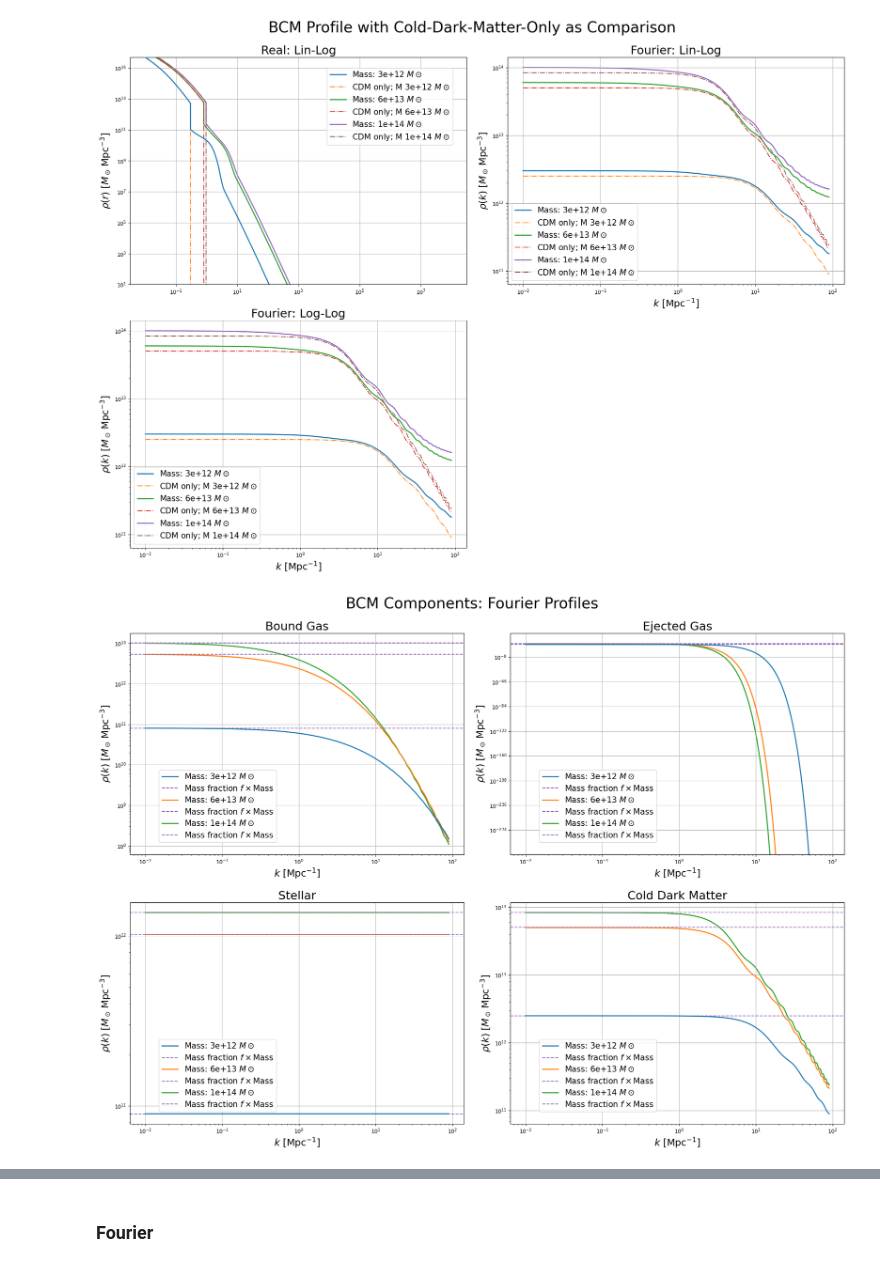
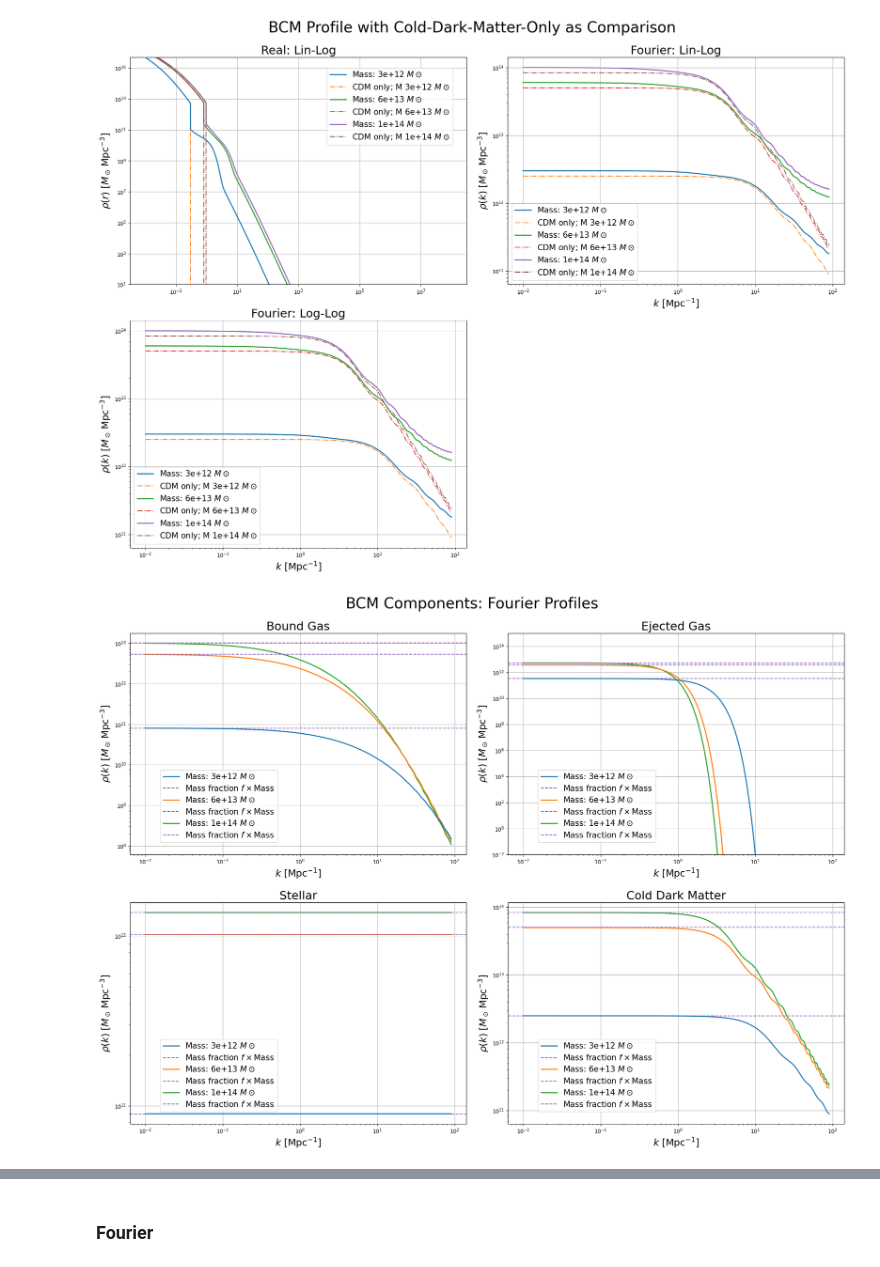
Before and after one commit to Catherine-Lambe/Oxford-Internship-Practices, a Jupyter notebook: symposium presentation/Symposium plots.ipynb, the cells around one changed output, grey strips where cells are left out. Cells and saved outputs as stored; diff of their text form; code cells hidden in the pictures.

```diff
--- a/symposium presentation/Symposium plots.ipynb
+++ b/symposium presentation/Symposium plots.ipynb
@@ -375,37 +375,38 @@ for j, prof in enumerate(bcm_ej_fourier):
     ax[0,1].set_xscale('log')
     ax[0,1].set_yscale('log')
     ax[0,1].grid(True)
+    ax[0,1].set_ylim(1E-2, 1E15)
     ax[0,1].legend(loc='best', bbox_to_anchor=(0.45,0.4), fontsize=15)
     ax[0,1].set_ylabel(r'$\rho(k)\, \,[M_\odot\,{\rm Mpc}^{-3}]$', fontsize=18)
     ax[0,1].set_xlabel(r'$k\, \,[{\rm Mpc^{-1}}]$', fontsize=18);
     ax[0,1].set_title('Ejected Gas', fontsize=22);
 
 for j, prof in enumerate(bcm_stel_fourier):
     ax[1,0].plot(trial_k, prof, label=f'Mass: {trial_M[j]:.1g} $M \\odot$', zorder=len(trial_M)-j, linewidth=2)
     ax[1,0].axhline(bcm_f_list[1][j]*trial_M[j], color='tab:purple', linestyle='--', label=f'Mass fraction $f \\times$Mass')
     ax[1,0].set_xscale('log')
     ax[1,0].set_yscale('log')
     ax[1,0].grid(True)
     ax[1,0].legend(loc='best', bbox_to_anchor=(0.45,0.4), fontsize=15)
     ax[1,0].set_ylabel(r'$\rho(k)\, \,[M_\odot\,{\rm Mpc}^{-3}]$', fontsize=18)
     ax[1,0].set_xlabel(r'$k\, \,[{\rm Mpc^{-1}}]$', fontsize=18);
     ax[1,0].set_title('Stellar', fontsize=22);
 
 for j, prof in enumerate(bcm_cdm_fourier):
     ax[1,1].plot(trial_k, prof, label=f'Mass: {trial_M[j]:.1g} $M \\odot$', zorder=len(trial_M)-j, linewidth=2)
     ax[1,1].axhline(bcm_f_list[0][j]*trial_M[j], color='tab:purple', linestyle='--', label=f'Mass fraction $f \\times$Mass')
     ax[1,1].set_xscale('log')
     ax[1,1].set_yscale('log')
     ax[1,1].grid(True)
     ax[1,1].legend(loc='best', bbox_to_anchor=(0.45,0.4), fontsize=15)
     ax[1,1].set_ylabel(r'$\rho(k)\, \,[M_\odot\,{\rm Mpc}^{-3}]$', fontsize=18)
     ax[1,1].set_xlabel(r'$k\, \,[{\rm Mpc^{-1}}]$', fontsize=18);
     ax[1,1].set_title('Cold Dark Matter', fontsize=22);
 
 fig.tight_layout(pad=2)
 #fig.savefig('bcm_components_fourier_mass.pdf', dpi=800);
 # %% [output]
-[figure, old version]
+[figure, new version]
 # %%
 fig, ax = plt.subplots(2,2, figsize=(20,15))
 plt.suptitle('BCM Components: Fourier Profiles', fontsize=28)
```
Also changed, not shown: parts of 1 cell of this notebook, 2 other files.
